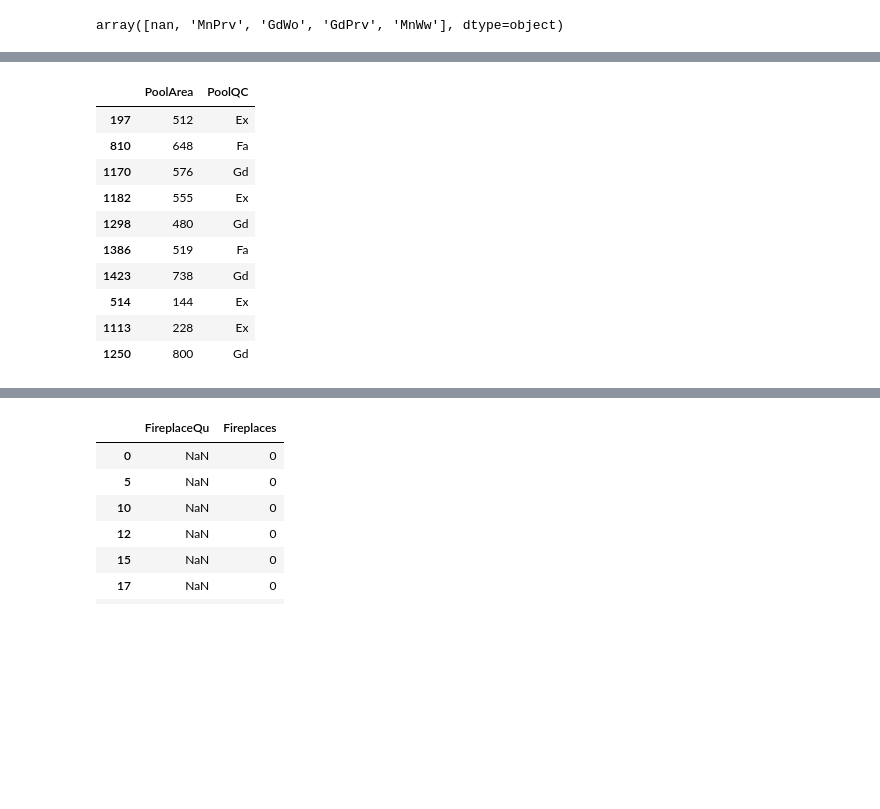
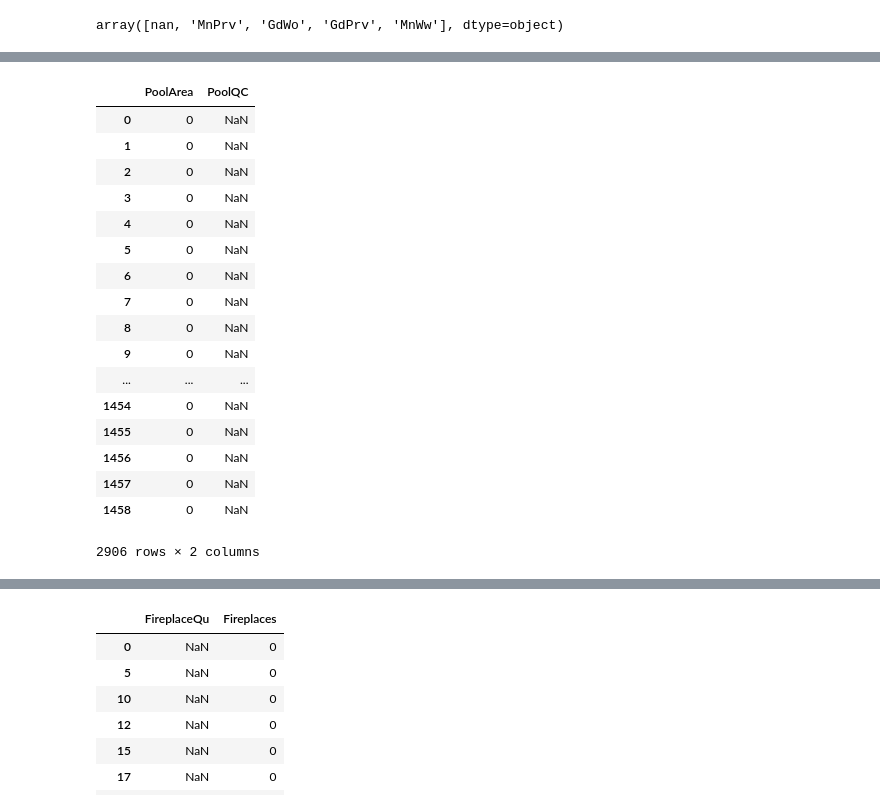
Before and after one commit to axyarthur/project3, a Jupyter notebook: ArthurYu/House_Predict.ipynb, the cells around one changed output, grey strips where cells are left out. Saved outputs shown, nothing was run; the diff lists cells and outputs as text; code cells hidden in the pictures; blank space fills up the shorter version.

```diff
--- a/ArthurYu/House_Predict.ipynb
+++ b/ArthurYu/House_Predict.ipynb
@@ -452,15 +452,21 @@ Length: 82, dtype: int64
 # %%
-Pool_df = merged_df.loc[:, merged_df.columns.str.startswith('Pool')]
-Pool_df.loc[Pool_df['PoolQC'].isnull() == False]
+merged_df.loc[merged_df['PoolArea'] == 0, merged_df.columns.str.startswith('Pool')]
 # %% [output]
 |  | PoolArea | PoolQC |
-| 197 | 512 | Ex |
-| 810 | 648 | Fa |
-| 1170 | 576 | Gd |
-| 1182 | 555 | Ex |
-| 1298 | 480 | Gd |
-| 1386 | 519 | Fa |
-| 1423 | 738 | Gd |
-| 514 | 144 | Ex |
-| 1113 | 228 | Ex |
-| 1250 | 800 | Gd |
+| 0 | 0 | NaN |
+| 1 | 0 | NaN |
+| 2 | 0 | NaN |
+| 3 | 0 | NaN |
+| 4 | 0 | NaN |
+| 5 | 0 | NaN |
+| 6 | 0 | NaN |
+| 7 | 0 | NaN |
+| 8 | 0 | NaN |
+| 9 | 0 | NaN |
+| ... | ... | ... |
+| 1454 | 0 | NaN |
+| 1455 | 0 | NaN |
+| 1456 | 0 | NaN |
+| 1457 | 0 | NaN |
+| 1458 | 0 | NaN |
+2906 rows × 2 columns
```
Also changed, not shown: parts of 56 cells of this notebook, 1 other file.
